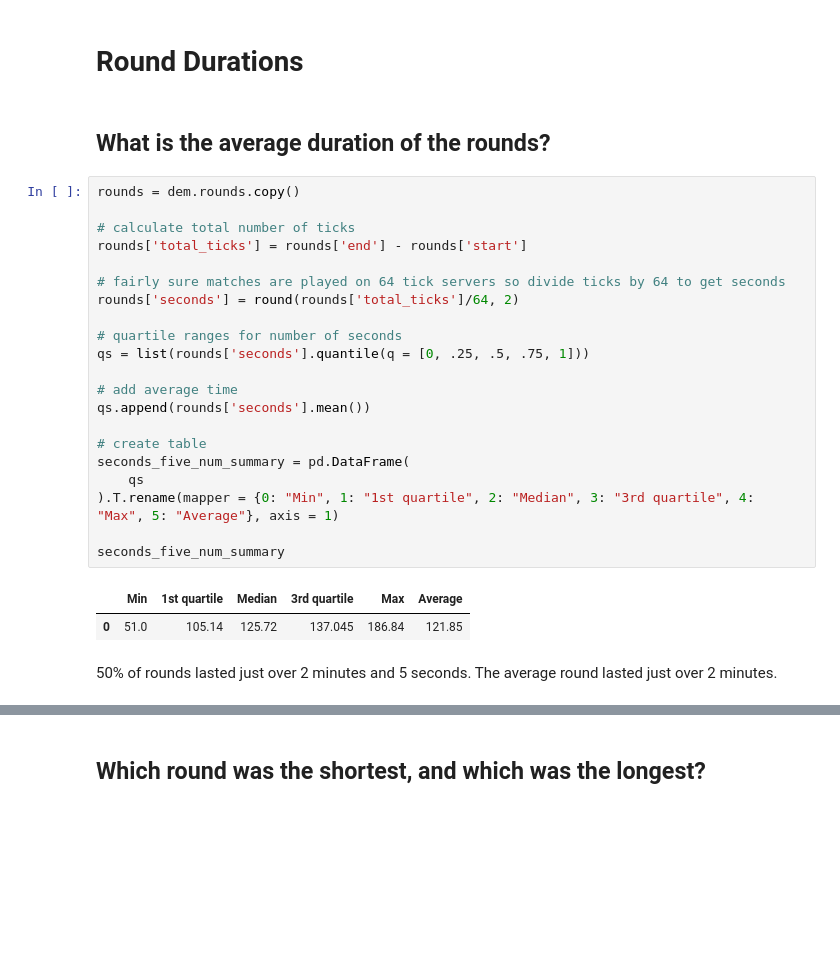
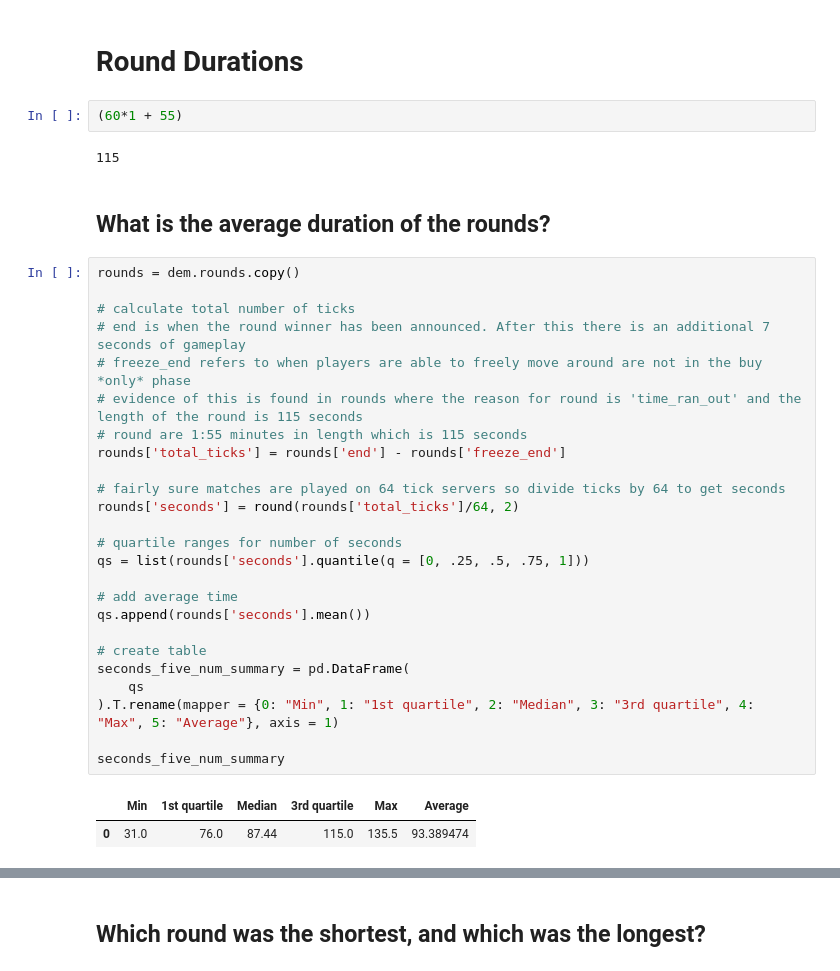
Before and after one commit to dickinsonmatt/counter-strike, a Jupyter notebook: analysis.ipynb, the cells around one changed output, grey strips where cells are left out. Drawn from its saved outputs; the diff is of its cells as text; blank space fills up the shorter version.

Commit message:
trying to figure out when people bought eqiupment

```diff
--- a/analysis.ipynb
+++ b/analysis.ipynb
@@ -283,31 +283,37 @@ Name: current_equip_value, dtype: uint32
 Look up HLTV common monetary boundaries but fairly sure these are semi-buy to nearly eco rounds
 # %% [markdown]
 # Round Durations
+# %%
+(60*1 + 55)
+# %% [output]
+115
 # %% [markdown]
 ## What is the average duration of the rounds?
 # %%
 rounds = dem.rounds.copy()
 
 # calculate total number of ticks
-rounds['total_ticks'] = rounds['end'] - rounds['start']
+# end is when the round winner has been announced. After this there is an additional 7 seconds of gameplay
+# freeze_end refers to when players are able to freely move around are not in the buy *only* phase
+# evidence of this is found in rounds where the reason for round is 'time_ran_out' and the length of the round is 115 seconds
+# round are 1:55 minutes in length which is 115 seconds
+rounds['total_ticks'] = rounds['end'] - rounds['freeze_end']
 
 # fairly sure matches are played on 64 tick servers so divide ticks by 64 to get seconds
 rounds['seconds'] = round(rounds['total_ticks']/64, 2)
 
 # quartile ranges for number of seconds
 qs = list(rounds['seconds'].quantile(q = [0, .25, .5, .75, 1]))
 
 # add average time
 qs.append(rounds['seconds'].mean())
 
 # create table
 seconds_five_num_summary = pd.DataFrame(
     qs
 ).T.rename(mapper = {0: "Min", 1: "1st quartile", 2: "Median", 3: "3rd quartile", 4: "Max", 5: "Average"}, axis = 1)
 
 seconds_five_num_summary
 # %% [output]
 |  | Min | 1st quartile | Median | 3rd quartile | Max | Average |
-| 0 | 51.0 | 105.14 | 125.72 | 137.045 | 186.84 | 121.85 |
+| 0 | 31.0 | 76.0 | 87.44 | 115.0 | 135.5 | 93.389474 |
-# %% [markdown]
-50% of rounds lasted just over 2 minutes and 5 seconds. The average round lasted just over 2 minutes.
```
Also changed, not shown: parts of 17 cells of this notebook.
